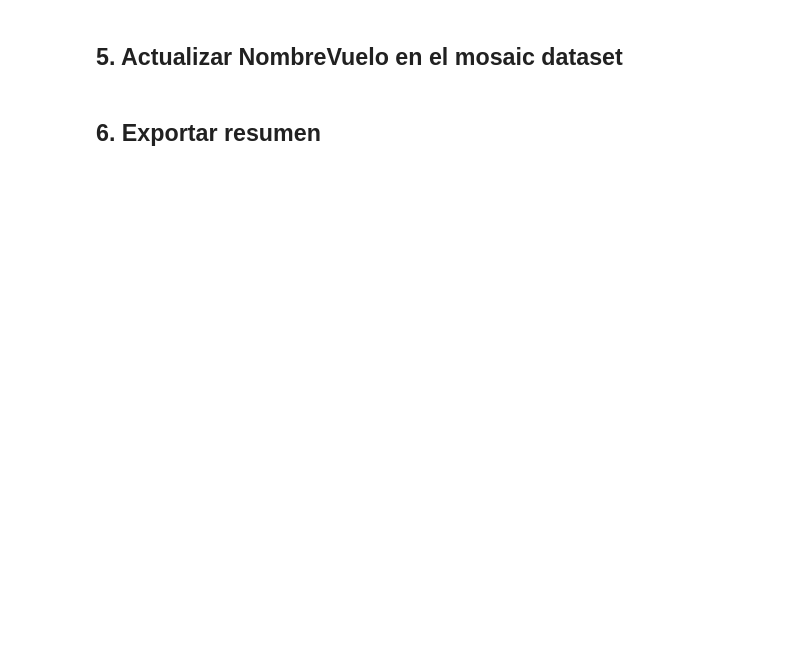
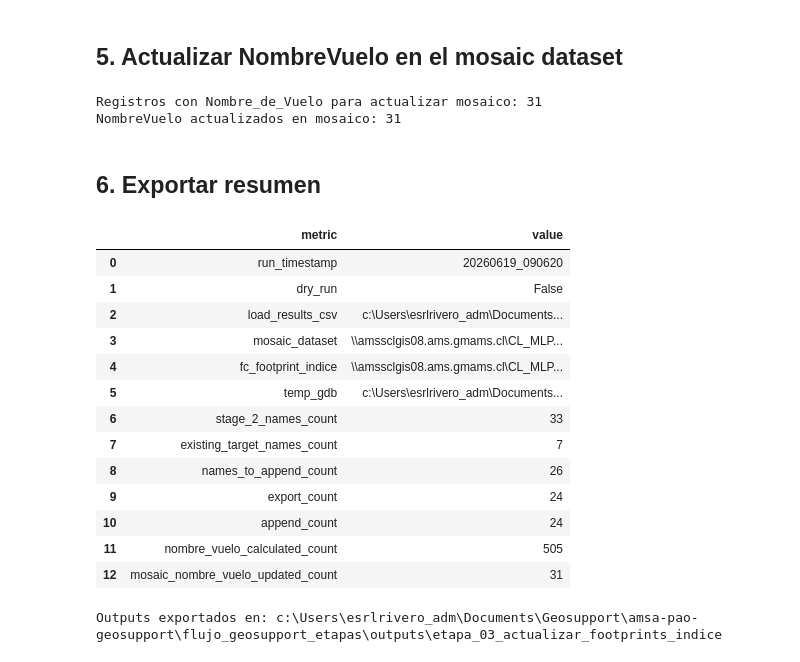
Before and after one commit to LeonelRiveroEsri/amsa-pao-geosupport, a Jupyter notebook: flujo_geosupport_etapas/03_actualizar_footprints_indice.ipynb, the cells around one changed output. Cells and saved outputs as stored; diff of their text form; code cells hidden in the pictures; blank space fills up the shorter version.

```diff
--- a/flujo_geosupport_etapas/03_actualizar_footprints_indice.ipynb
+++ b/flujo_geosupport_etapas/03_actualizar_footprints_indice.ipynb
@@ -46,12 +49,12 @@ if not TEMP_GDB.exists() and (PROJECT_ROOT / 'Dataset' / 'Datos.gdb').exists():
     TEMP_GDB = PROJECT_ROOT / 'Dataset' / 'Datos.gdb'
 FC_FOOTPRINT_TEMP_NAME = 'footprints_nuevas_temp'
 
-DRY_RUN = True
+DRY_RUN = False
 SKIP_EXISTING_TARGET_NAMES = True
 RECALCULATE_ALL_NOMBRE_VUELO = True
 UPDATE_MOSAIC_NOMBRE_VUELO = True
 
-run_timestamp = datetime.now().strftime('%Y%m%d_%H%M%S')
+# run_timestamp = datetime.now().strftime('%Y%m%d_%H%M%S')
 OUTPUT_DIR = FLOW_DIR / 'outputs' / 'etapa_03_actualizar_footprints_indice'
 OUTPUT_DIR.mkdir(parents=True, exist_ok=True)
 
@@ -248,34 +308,54 @@ if UPDATE_MOSAIC_NOMBRE_VUELO:
                     mosaic_nombre_vuelo_updates.append({'Name': row[0], 'old': old_value, 'new': new_value})
 
 print(f'NombreVuelo actualizados en mosaico: {len(mosaic_nombre_vuelo_updates)}')
+# %% [output]
+Registros con Nombre_de_Vuelo para actualizar mosaico: 31
+NombreVuelo actualizados en mosaico: 31
 # %% [markdown]
 ## 6. Exportar resumen
 # %%
+run_timestamp = pd.to_datetime('now').strftime('%Y%m%d_%H%M%S')
 summary_df = pd.DataFrame([
     {'metric': 'run_timestamp', 'value': run_timestamp},
     {'metric': 'dry_run', 'value': DRY_RUN},
     {'metric': 'load_results_csv', 'value': str(LOAD_RESULTS_CSV)},
     {'metric': 'mosaic_dataset', 'value': PATH_MOSAIC_DATASET},
     {'metric': 'fc_footprint_indice', 'value': FC_FOOTPRINT_INDICE},
     {'metric': 'temp_gdb', 'value': str(TEMP_GDB)},
     {'metric': 'stage_2_names_count', 'value': len(names_from_stage_2)},
     {'metric': 'existing_target_names_count', 'value': len(existing_target_names)},
     {'metric': 'names_to_append_count', 'value': len(names_to_append)},
     {'metric': 'export_count', 'value': export_count},
     {'metric': 'append_count', 'value': append_count},
     {'metric': 'nombre_vuelo_calculated_count', 'value': len(nombre_vuelo_updates)},
     {'metric': 'mosaic_nombre_vuelo_updated_count', 'value': len(mosaic_nombre_vuelo_updates)},
 ])
 
 summary_csv = OUTPUT_DIR / '00_summary.csv'
 stage_2_names_csv = OUTPUT_DIR / '01_stage_2_names.csv'
 names_to_append_csv = OUTPUT_DIR / '02_names_to_append.csv'
 mosaic_nombre_vuelo_csv = OUTPUT_DIR / '03_mosaic_nombre_vuelo_updates.csv'
 
 summary_df.to_csv(summary_csv, index=False, encoding='utf-8-sig')
 pd.DataFrame({'Name': names_from_stage_2}).to_csv(stage_2_names_csv, index=False, encoding='utf-8-sig')
 pd.DataFrame({'Name': names_to_append}).to_csv(names_to_append_csv, index=False, encoding='utf-8-sig')
 pd.DataFrame(mosaic_nombre_vuelo_updates).to_csv(mosaic_nombre_vuelo_csv, index=False, encoding='utf-8-sig')
 
 display(summary_df)
 print('Outputs exportados en:', OUTPUT_DIR)
+# %% [output]
+|  | metric | value |
+| 0 | run_timestamp | 20260619_090620 |
+| 1 | dry_run | False |
+| 2 | load_results_csv | c:\Users\esrlrivero_adm\Documents... |
+| 3 | mosaic_dataset | \\amssclgis08.ams.gmams.cl\CL_MLP... |
+| 4 | fc_footprint_indice | \\amssclgis08.ams.gmams.cl\CL_MLP... |
+| 5 | temp_gdb | c:\Users\esrlrivero_adm\Documents... |
+| 6 | stage_2_names_count | 33 |
+| 7 | existing_target_names_count | 7 |
+| 8 | names_to_append_count | 26 |
+| 9 | export_count | 24 |
+| 10 | append_count | 24 |
+| 11 | nombre_vuelo_calculated_count | 505 |
+| 12 | mosaic_nombre_vuelo_updated_count | 31 |
+Outputs exportados en: c:\Users\esrlrivero_adm\Documents\Geosupport\amsa-pao-geosupport\flujo_geosupport_etapas\outputs\etapa_03_actualizar_footprints_indice
```
Also changed, not shown: parts of 6 cells of this notebook, 28 other files.
